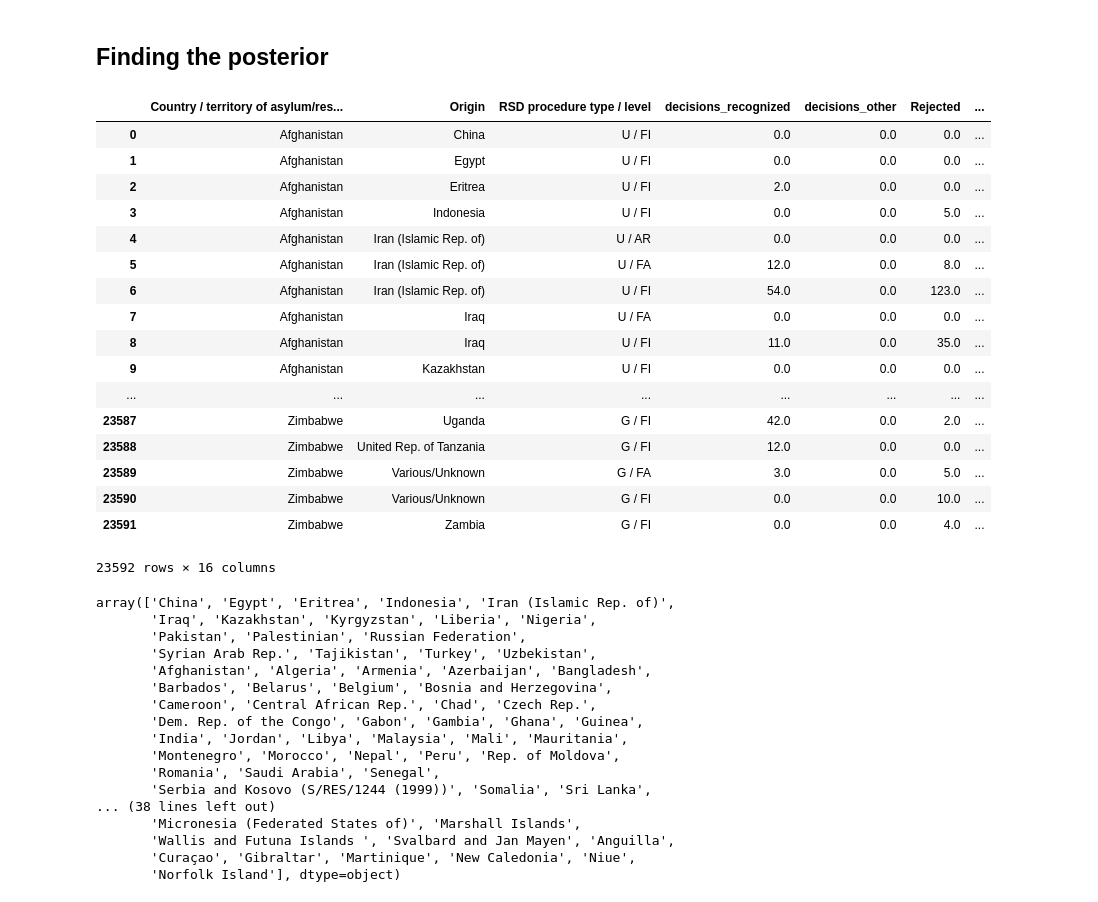
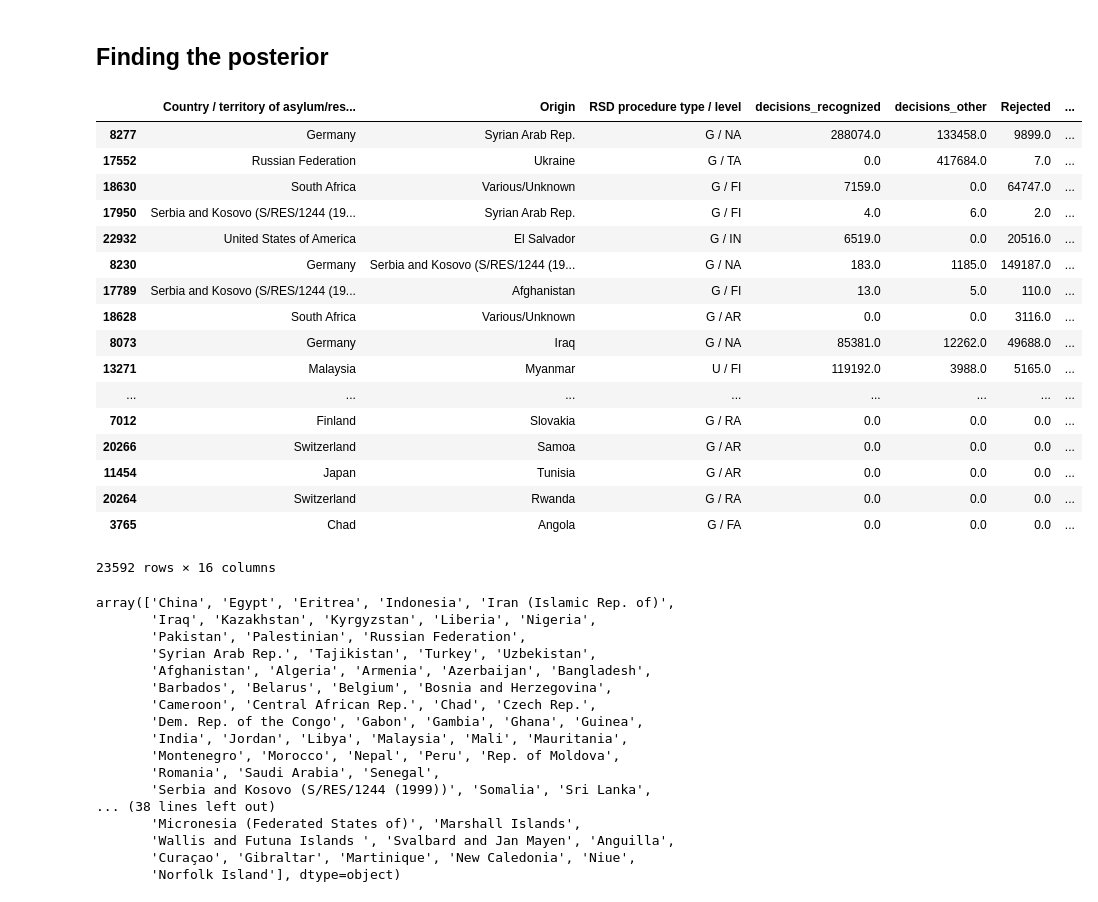
Before and after one commit to darrentyh/IS-424_Data-Mining-Project, a Jupyter notebook: Probability Model.ipynb, the cells around one changed output. Saved outputs shown, nothing was run; the diff lists cells and outputs as text; code cells hidden in the pictures.

```diff
--- a/Probability Model.ipynb
+++ b/Probability Model.ipynb
@@ -9,27 +9,27 @@ data['posterior'] = data.apply(lambda x: x.Successful/x['Total decisions']
                                 if(x.Successful!=0) and (x['Total decisions']!=0)
                                else
                                x.Successful, axis=1)
-# %%
-data
-# %% [output]
-|  | Country / territory of asylum/res... | Origin | RSD procedure type / level | decisions_recognized | decisions_other | Rejected | ... |
-| 0 | Afghanistan | China | U / FI | 0.0 | 0.0 | 0.0 | ... |
-| 1 | Afghanistan | Egypt | U / FI | 0.0 | 0.0 | 0.0 | ... |
-| 2 | Afghanistan | Eritrea | U / FI | 2.0 | 0.0 | 0.0 | ... |
-| 3 | Afghanistan | Indonesia | U / FI | 0.0 | 0.0 | 5.0 | ... |
-| 4 | Afghanistan | Iran (Islamic Rep. of) | U / AR | 0.0 | 0.0 | 0.0 | ... |
-| 5 | Afghanistan | Iran (Islamic Rep. of) | U / FA | 12.0 | 0.0 | 8.0 | ... |
-| 6 | Afghanistan | Iran (Islamic Rep. of) | U / FI | 54.0 | 0.0 | 123.0 | ... |
-| 7 | Afghanistan | Iraq | U / FA | 0.0 | 0.0 | 0.0 | ... |
-| 8 | Afghanistan | Iraq | U / FI | 11.0 | 0.0 | 35.0 | ... |
-| 9 | Afghanistan | Kazakhstan | U / FI | 0.0 | 0.0 | 0.0 | ... |
-| ... | ... | ... | ... | ... | ... | ... | ... |
-| 23587 | Zimbabwe | Uganda | G / FI | 42.0 | 0.0 | 2.0 | ... |
-| 23588 | Zimbabwe | United Rep. of Tanzania | G / FI | 12.0 | 0.0 | 0.0 | ... |
-| 23589 | Zimbabwe | Various/Unknown | G / FA | 3.0 | 0.0 | 5.0 | ... |
-| 23590 | Zimbabwe | Various/Unknown | G / FI | 0.0 | 0.0 | 10.0 | ... |
-| 23591 | Zimbabwe | Zambia | G / FI | 0.0 | 0.0 | 4.0 | ... |
-23592 rows × 16 columns
+# %%
+data.sort_values(by=['Total decisions'], ascending=False)
+# %% [output]
+|  | Country / territory of asylum/res... | Origin | RSD procedure type / level | decisions_recognized | decisions_other | Rejected | ... |
+| 8277 | Germany | Syrian Arab Rep. | G / NA | 288074.0 | 133458.0 | 9899.0 | ... |
+| 17552 | Russian Federation | Ukraine | G / TA | 0.0 | 417684.0 | 7.0 | ... |
+| 18630 | South Africa | Various/Unknown | G / FI | 7159.0 | 0.0 | 64747.0 | ... |
+| 17950 | Serbia and Kosovo (S/RES/1244 (19... | Syrian Arab Rep. | G / FI | 4.0 | 6.0 | 2.0 | ... |
+| 22932 | United States of America | El Salvador | G / IN | 6519.0 | 0.0 | 20516.0 | ... |
+| 8230 | Germany | Serbia and Kosovo (S/RES/1244 (19... | G / NA | 183.0 | 1185.0 | 149187.0 | ... |
+| 17789 | Serbia and Kosovo (S/RES/1244 (19... | Afghanistan | G / FI | 13.0 | 5.0 | 110.0 | ... |
+| 18628 | South Africa | Various/Unknown | G / AR | 0.0 | 0.0 | 3116.0 | ... |
+| 8073 | Germany | Iraq | G / NA | 85381.0 | 12262.0 | 49688.0 | ... |
+| 13271 | Malaysia | Myanmar | U / FI | 119192.0 | 3988.0 | 5165.0 | ... |
+| ... | ... | ... | ... | ... | ... | ... | ... |
+| 7012 | Finland | Slovakia | G / RA | 0.0 | 0.0 | 0.0 | ... |
+| 20266 | Switzerland | Samoa | G / AR | 0.0 | 0.0 | 0.0 | ... |
+| 11454 | Japan | Tunisia | G / AR | 0.0 | 0.0 | 0.0 | ... |
+| 20264 | Switzerland | Rwanda | G / RA | 0.0 | 0.0 | 0.0 | ... |
+| 3765 | Chad | Angola | G / FA | 0.0 | 0.0 | 0.0 | ... |
+23592 rows × 16 columns
 # %%
 data['Origin'].unique()
 # %% [output]
```
Also changed, not shown: 1 other file.
